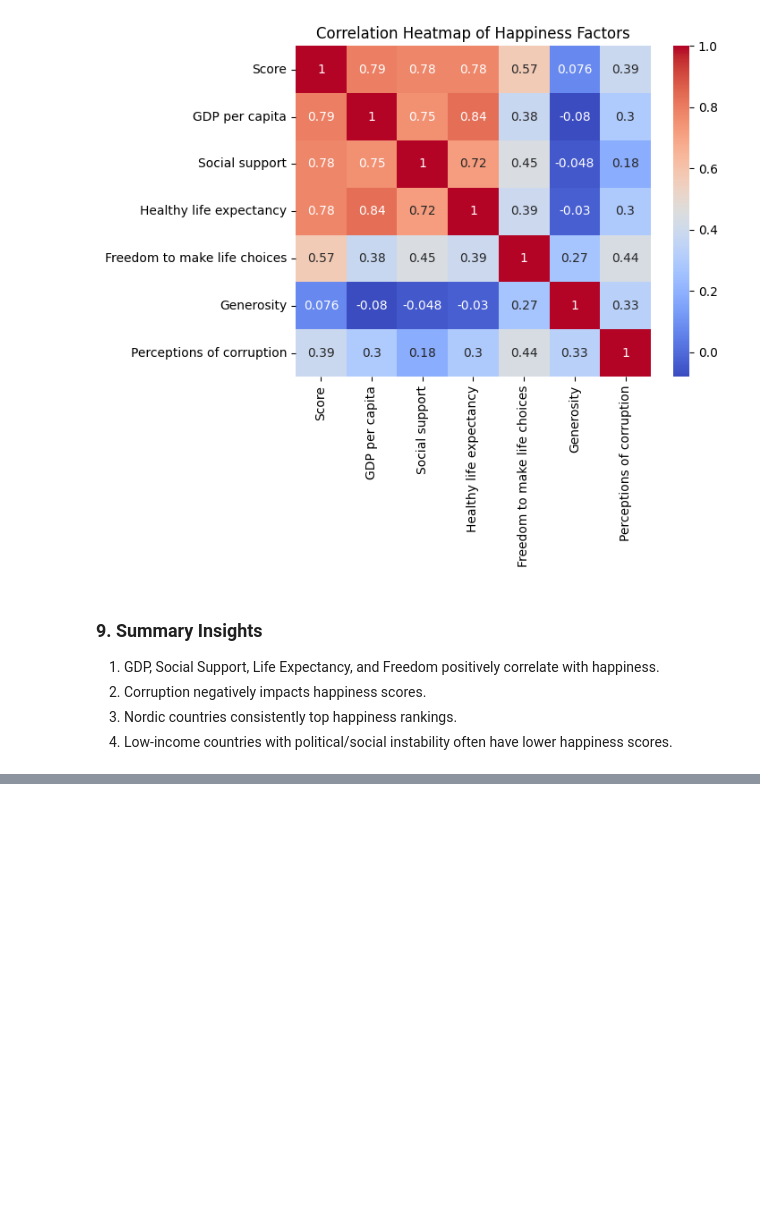
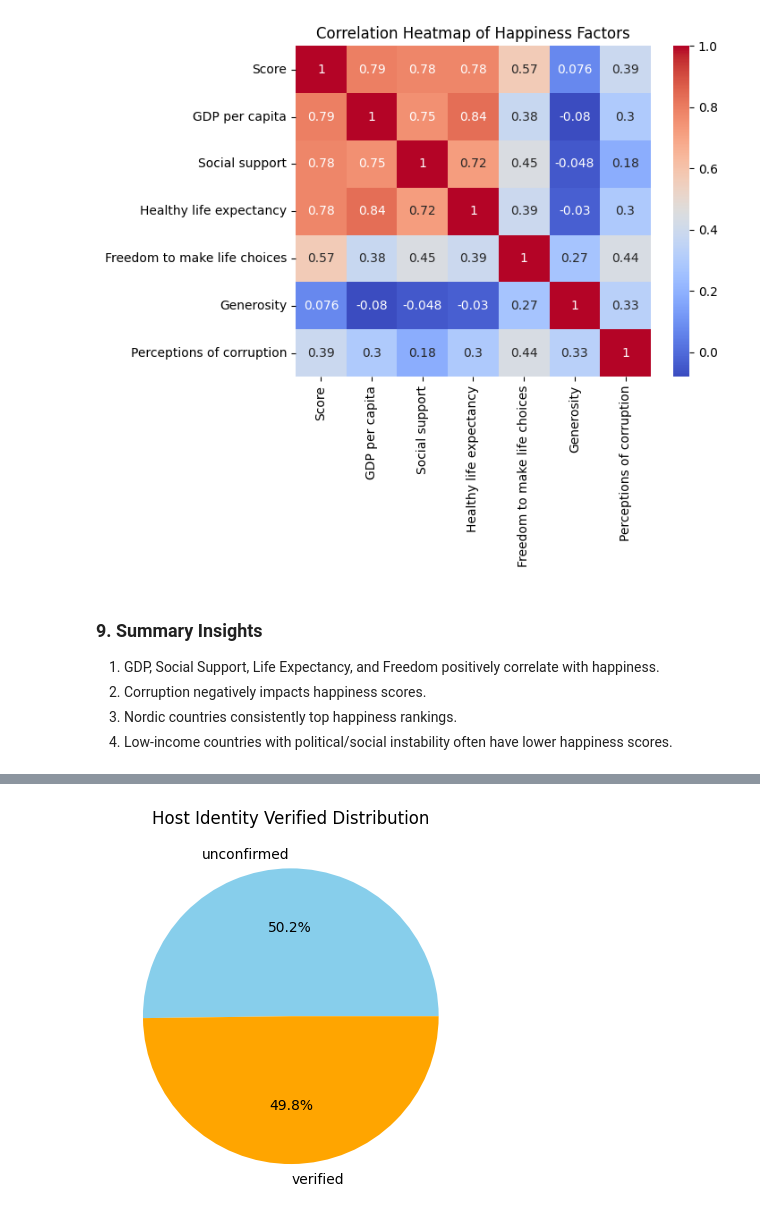
Before and after one commit to supekavya/FullStackDataScience, a Jupyter notebook: Assignment.ipynb, the cells around one changed output, grey strips where cells are left out. Cells and saved outputs as stored; diff of their text form; code cells hidden in the pictures; blank space fills up the shorter version.

```diff
--- a/Assignment.ipynb
+++ b/Assignment.ipynb
@@ -531,0 +655,9 @@ plt.show()
+# %%
+# Example: Distribution of verified hosts
+host_counts = df['host_identity_verified'].value_counts()
+
+plt.pie(host_counts.values, labels=host_counts.index, autopct='%1.1f%%', colors=['skyblue','orange','green'])
+plt.title("Host Identity Verified Distribution")
+plt.show()
+# %% [output]
+[figure, added]
```
Also changed, not shown: parts of 38 cells of this notebook, 6 other files.
